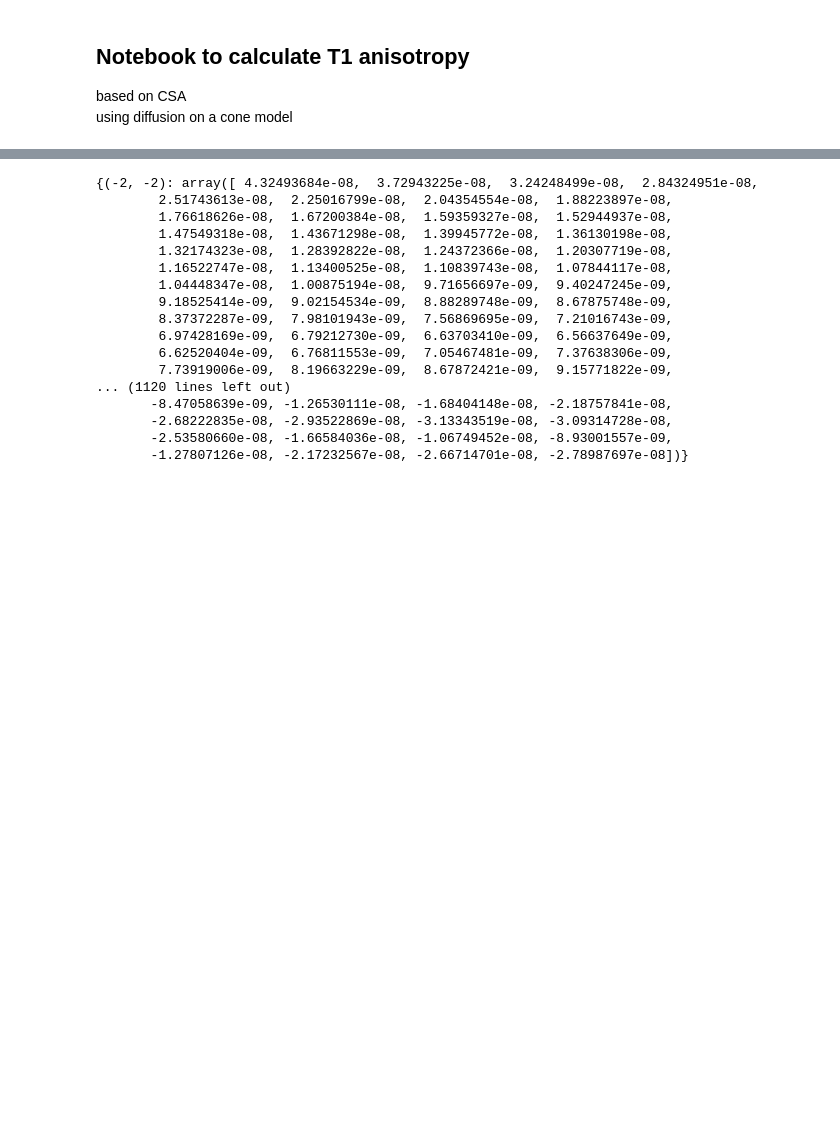
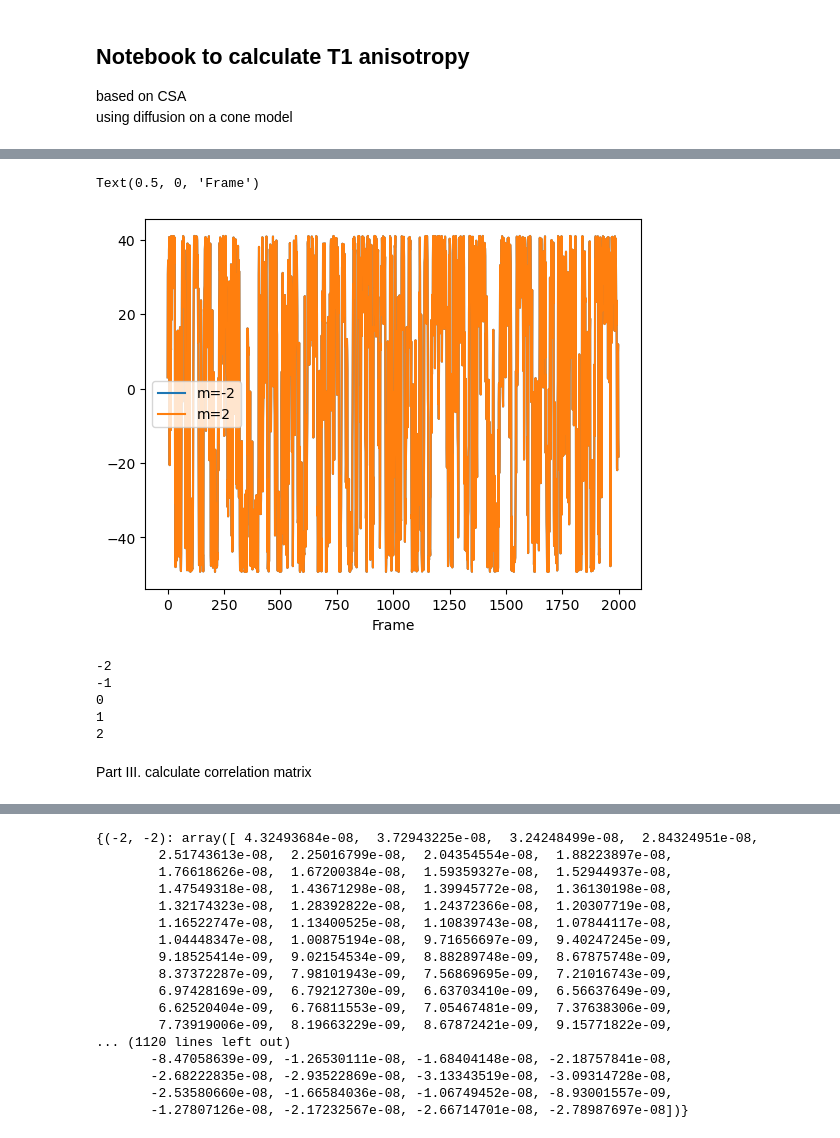
Before and after one commit to Xyunyao/KChannel_torsion_angle, a Jupyter notebook: T1_anisotropy_cal.ipynb, the cells around one changed output, grey strips where cells are left out. Cells and saved outputs as stored; diff of their text form; code cells hidden in the pictures; blank space fills up the shorter version.

```diff
--- a/T1_anisotropy_cal.ipynb
+++ b/T1_anisotropy_cal.ipynb
@@ -74,0 +199,11 @@ vecs = simulate_vector_on_cone(S2=0.85, tau_c=1e-9, dt=5e-11, num_steps=2000)
+# %%
+# covert vecs to euler angles
+# additional dimension for num_residues=1
+# add dim in axis 1, try avoid adding axis over agian for new excution
+vecs = np.expand_dims(vecs, axis=1)
+ori_t = generate_local_axes(vecs)
+#print(ori_t.shape)
+euler_angles = calculate_euler_angles(ori_t)
+# %%
+csa_h = transform_tensor(CSA_T_2m, D_2)
+dipolar_h = transform_tensor(Dipolar_T_2m, D_2)
@@ -74,0 +218,48 @@ vecs = simulate_vector_on_cone(S2=0.85, tau_c=1e-9, dt=5e-11, num_steps=2000)
+# %%
+# calculate Y_l^m series with lambdify
+CSA_Y_lm=[]
+l=2
+for m in range(-l, l+1):
+     expr = csa_h[m+l]  # m=0 corresponds to index 2
+     cas_m_expr_func = sp.lambdify((alpha, beta, gamma, delta_xx, delta_yy, delta_zz), expr, modules="numpy")
+     CSA_Y_lm.append(cas_m_expr_func)
+
+#cas_0_expr_func = sp.lambdify((alpha, beta, gamma, iso delta_xx, delta_yy, delta_zz), expr, modules="numpy")
+# calculate values
+CSA_Y_lm_value = {}
+for m in range(-l, l+1):
+    expr_func = CSA_Y_lm[m+l]
+    value_m = expr_func(
+        euler_angles[:, :, 0],
+        euler_angles[:, :, 1],
+        euler_angles[:, :, 2],
+        delta_xx_val,
+        delta_yy_val,
+        delta_zz_val
+    )
+    # Convert to float in case of complex small imaginary parts
+    value_m = np.real(value_m)
+    CSA_Y_lm_value[m] = value_m
+# %%
+# plot Y_2, -1 and Y2, 1
+#plt.plot(np.arange(CSA_Y_lm_value[1].shape[0]), np.real(CSA_Y_lm_value[1][:,0]), label='m=1')
+#plt.plot(np.arange(CSA_Y_lm_value[-1].shape[0]), np.real(CSA_Y_lm_value[-1][:,0]), label='m=-1')
+##plt.plot(np.arange(CSA_Y_lm_value[0].shape[0]), np.real(CSA_Y_lm_value[0][:,0]), label='m=0')
+plt.plot(np.arange(CSA_Y_lm_value[-2].shape[0]), np.real(CSA_Y_lm_value[-2][:,0]), label='m=-2')
+plt.plot(np.arange(CSA_Y_lm_value[2].shape[0]), np.real(CSA_Y_lm_value[2][:,0]), label='m=2')
+plt.legend()
+plt.xlabel('Frame')
+# %% [output]
+Text(0.5, 0, 'Frame')
+[figure, added]
+# %%
+for key in CSA_Y_lm_value.keys():
+    print(key)
+# %% [output]
+-2
+-1
+0
+1
+2
+# %% [markdown]
+Part III. calculate correlation matrix
```
Also changed, not shown: parts of 10 cells of this notebook.
